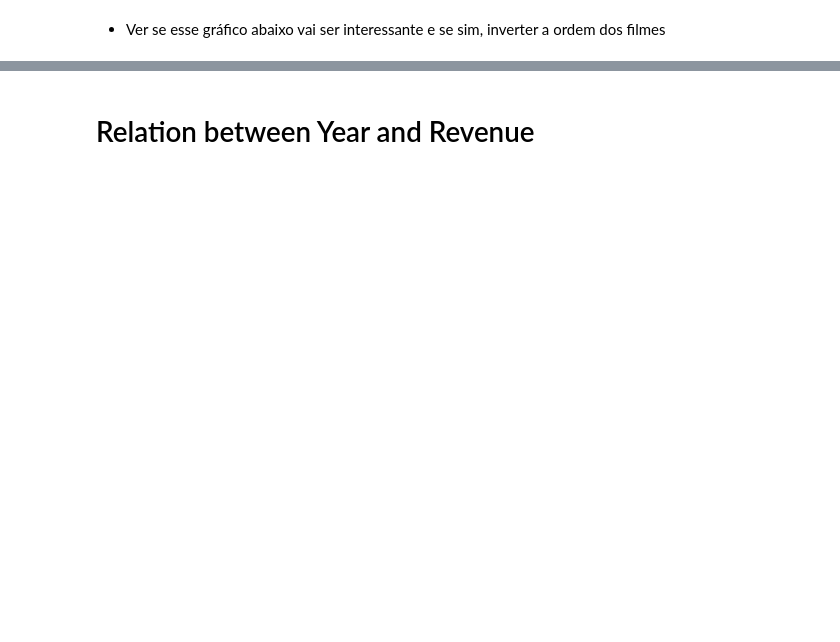
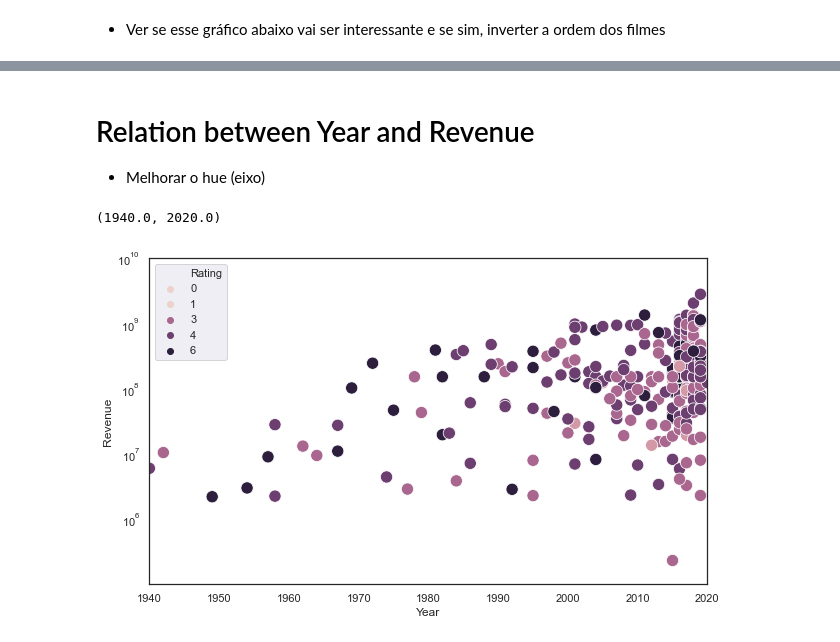
Before and after one commit to gabieller/MoviesDataBase, a Jupyter notebook: graph_analysis.ipynb, the cells around one changed output, grey strips where cells are left out. Cells and saved outputs as stored; diff of their text form; code cells hidden in the pictures; blank space fills up the shorter version.

```diff
--- a/graph_analysis.ipynb
+++ b/graph_analysis.ipynb
@@ -287,32 +448,38 @@ base.sort_values("Budget", ascending= False).head(20)
 | 190 | 354912 | Coco | 2017 | 4 | 2018-03-21 | False | 4.10 | 11735 | 105 | Animation|Family|Comedy|Adventure... | ... |
 # %% [markdown]
 # Relation between Year and Revenue
+
+* Melhorar o hue (eixo)
 # %%
 plt.yscale("log")
 sns.set_context("notebook", font_scale=1.2)
 sns.set(rc = {"figure.figsize":(12,8)})
 
 
 # sns.scatterplot(data = base,
 #                 x = "Year",
 #                 y = "Budget",
 #                 alpha=.6,
 #                 color = "darkviolet",
 #                 s = 150,
 #                 marker = "X")
 
 sns.scatterplot(data = base,
                 x = "Year",
                 y = "Revenue",
-                alpha=.6,
+                alpha=1,
                 color = "navy",
-                s = 100,
+                s = 150,
+                hue = "Rating"
                 )
 
 
 plt.ylim(100000,10000000000)
 plt.yticks([1e6, 1e7, 1e8, 1e9, 1e10])
 plt.xlim(1940,2020, 10)
+# %% [output]
+(1940.0, 2020.0)
+[figure, added]
 # %%
 #mask = np.triu(base.corr())
 values = base[["Year", "Rating","Runtime", "Vote Average", "Vote Count", "Budget", "Revenue", "Profit"]]
```
Also changed, not shown: parts of 28 cells of this notebook, 3 other files.
